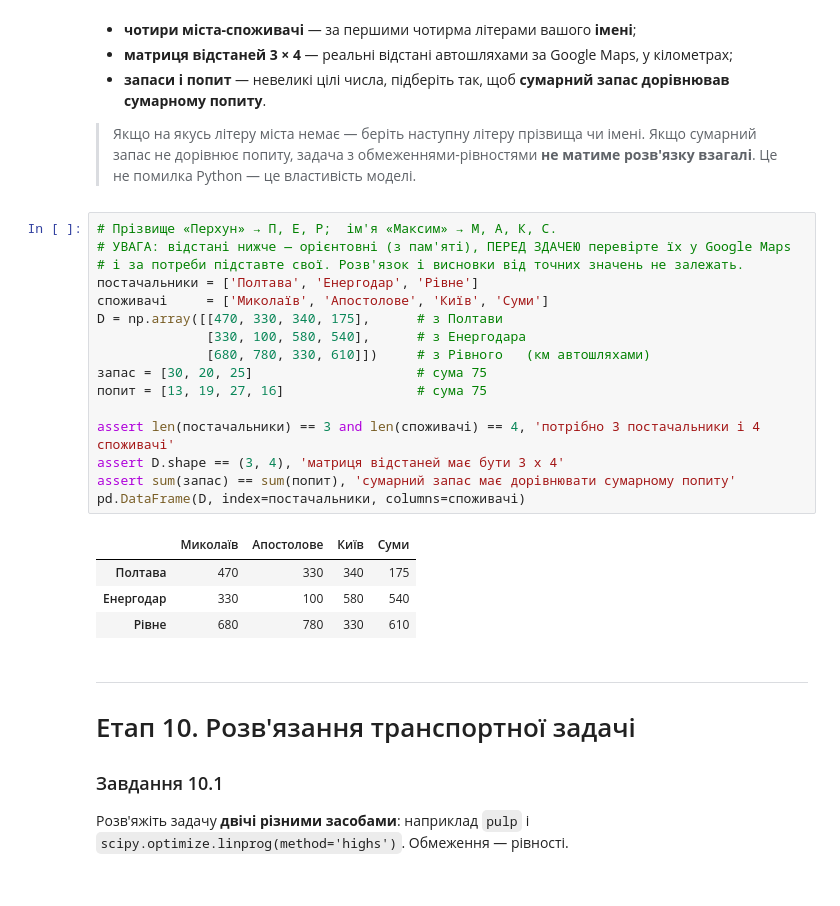
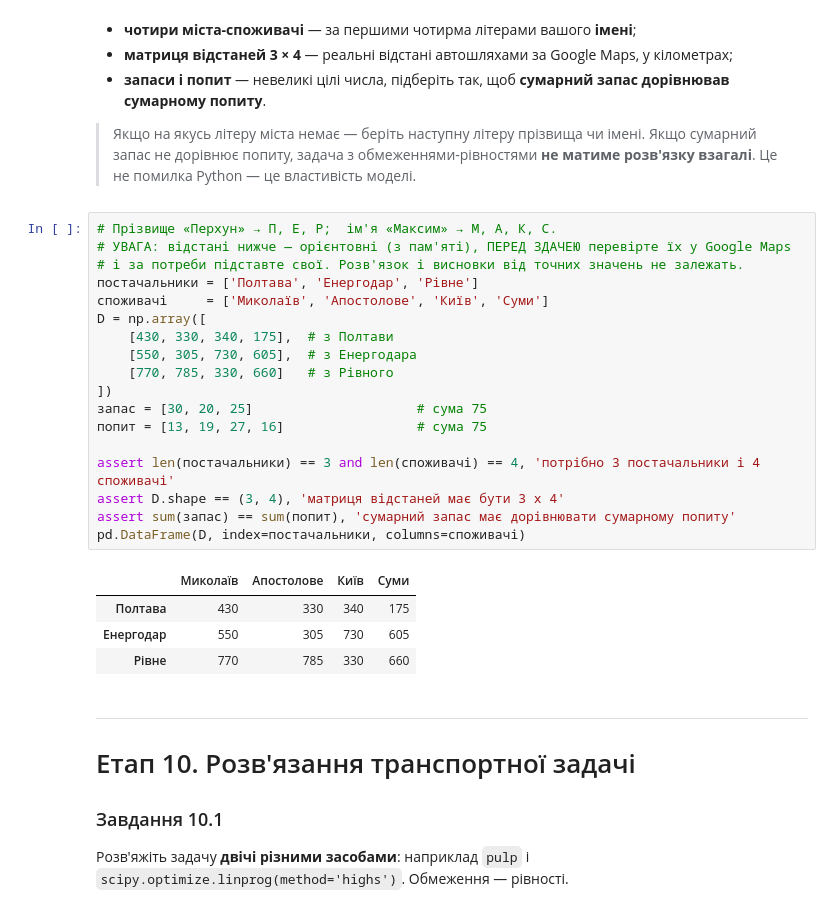
Before and after one commit to maksymperkhun/labs_analysis, a Jupyter notebook: lab2/ЛР2_Перхун.ipynb, the cells around one changed output. Cells and saved outputs as stored; diff of their text form.

```diff
--- a/lab2/ЛР2_Перхун.ipynb
+++ b/lab2/ЛР2_Перхун.ipynb
@@ -585,24 +577,26 @@ print('   втрата проти LP: %.4f (%.3f%%) | виграш проти о
 # %%
 # Прізвище «Перхун» → П, Е, Р;  ім'я «Максим» → М, А, К, С.
 # УВАГА: відстані нижче — орієнтовні (з пам'яті), ПЕРЕД ЗДАЧЕЮ перевірте їх у Google Maps
 # і за потреби підставте свої. Розв'язок і висновки від точних значень не залежать.
 постачальники = ['Полтава', 'Енергодар', 'Рівне']
 споживачі     = ['Миколаїв', 'Апостолове', 'Київ', 'Суми']
-D = np.array([[470, 330, 340, 175],      # з Полтави
-              [330, 100, 580, 540],      # з Енергодара
-              [680, 780, 330, 610]])     # з Рівного   (км автошляхами)
+D = np.array([
+    [430, 330, 340, 175],  # з Полтави
+    [550, 305, 730, 605],  # з Енергодара
+    [770, 785, 330, 660]   # з Рівного
+])
 запас = [30, 20, 25]                     # сума 75
 попит = [13, 19, 27, 16]                 # сума 75
 
 assert len(постачальники) == 3 and len(споживачі) == 4, 'потрібно 3 постачальники і 4 споживачі'
 assert D.shape == (3, 4), 'матриця відстаней має бути 3 x 4'
 assert sum(запас) == sum(попит), 'сумарний запас має дорівнювати сумарному попиту'
 pd.DataFrame(D, index=постачальники, columns=споживачі)
 # %% [output]
 |  | Миколаїв | Апостолове | Київ | Суми |
-| Полтава | 470 | 330 | 340 | 175 |
-| Енергодар | 330 | 100 | 580 | 540 |
-| Рівне | 680 | 780 | 330 | 610 |
+| Полтава | 430 | 330 | 340 | 175 |
+| Енергодар | 550 | 305 | 730 | 605 |
+| Рівне | 770 | 785 | 330 | 660 |
 # %% [markdown]
 ---
 # Етап 10. Розв'язання транспортної задачі
```
Also changed, not shown: parts of 11 cells of this notebook, 2 other files.
